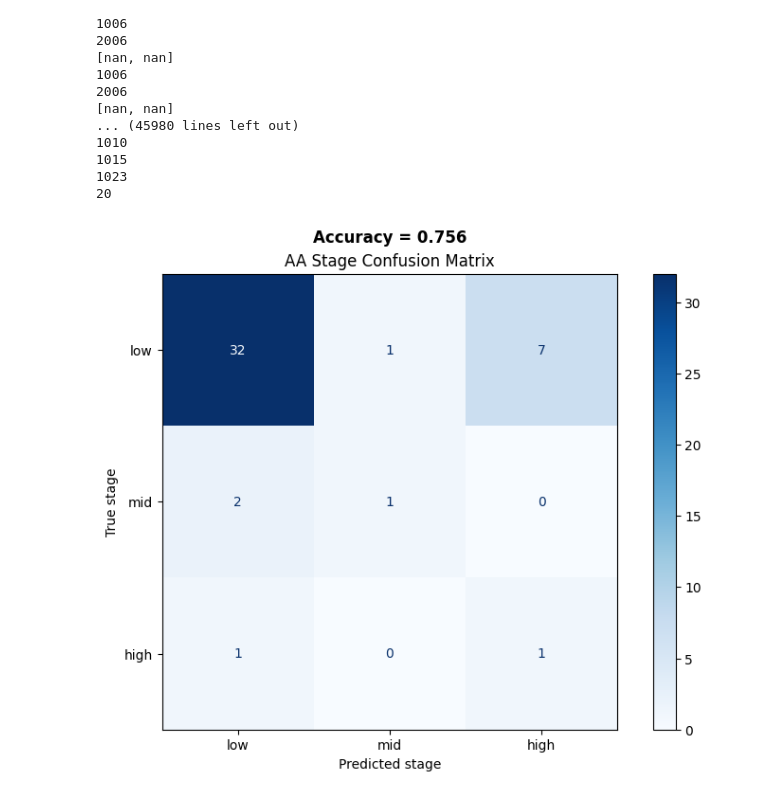
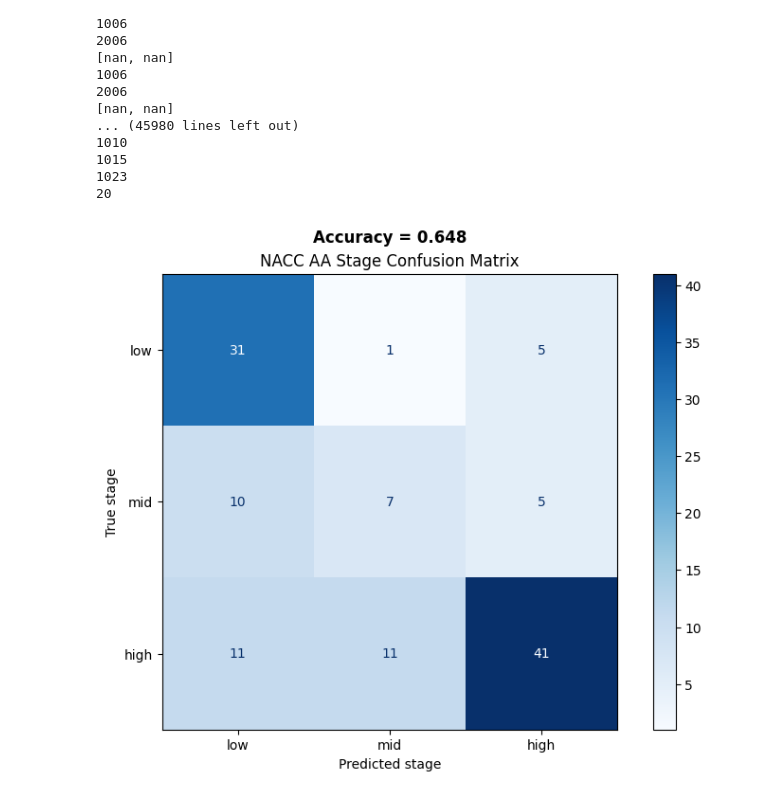
Before and after one commit to wskim-nxt/STAGE_CoPathology, a Jupyter notebook: data_processing/nacc_data_processing.ipynb, the cells around one changed output. Saved outputs shown, nothing was run; the diff lists cells and outputs as text; code cells hidden in the pictures.

```diff
--- a/data_processing/nacc_data_processing.ipynb
+++ b/data_processing/nacc_data_processing.ipynb
@@ -306,9 +306,9 @@ stage_final_df.to_csv('C:/Users/WooSikKim/Desktop/Research/projects/co_pathology
 ## confusion matrix aa stage ##
 import matplotlib.pyplot as plt
 from sklearn.metrics import confusion_matrix, ConfusionMatrixDisplay, accuracy_score
-# plot_df = stage_final_df[stage_final_df['DX']=='Unknown']
+plot_df = stage_final_df[stage_final_df['DX']!='Unknown']
 plot_df = stage_final_df[stage_final_df['DX'].isin(['MCI', 'AD'])]
-plot_df = stage_final_df[stage_final_df['DX'].isin(['CN'])]
+# plot_df = stage_final_df[stage_final_df['DX'].isin(['CN'])]
 
 acc = accuracy_score(
     plot_df["TAU/stage_aa_gt"],
@@ -323,31 +323,31 @@ cm = confusion_matrix(
 )
 fig, ax = plt.subplots(figsize=(8, 6))
 
 disp = ConfusionMatrixDisplay(
     confusion_matrix=cm,
     display_labels=labels
 )
 
 disp.plot(
     cmap='Blues',
     ax=ax,
     colorbar=True
 )
 
 ax.set_xlabel("Predicted stage")
 ax.set_ylabel("True stage")
 ax.set_title("NACC AA Stage Confusion Matrix")
 ax.text(
     0.5, 1.08,
     f"Accuracy = {acc:.3f}",
     transform=ax.transAxes,
     ha="center",
     va="center",
     fontsize=12,
     fontweight="bold"
 )
 
 plt.tight_layout()
 plt.show()
 # %% [output]
-[figure, old version]
+[figure, new version]
```
Also changed, not shown: 4 other files.
